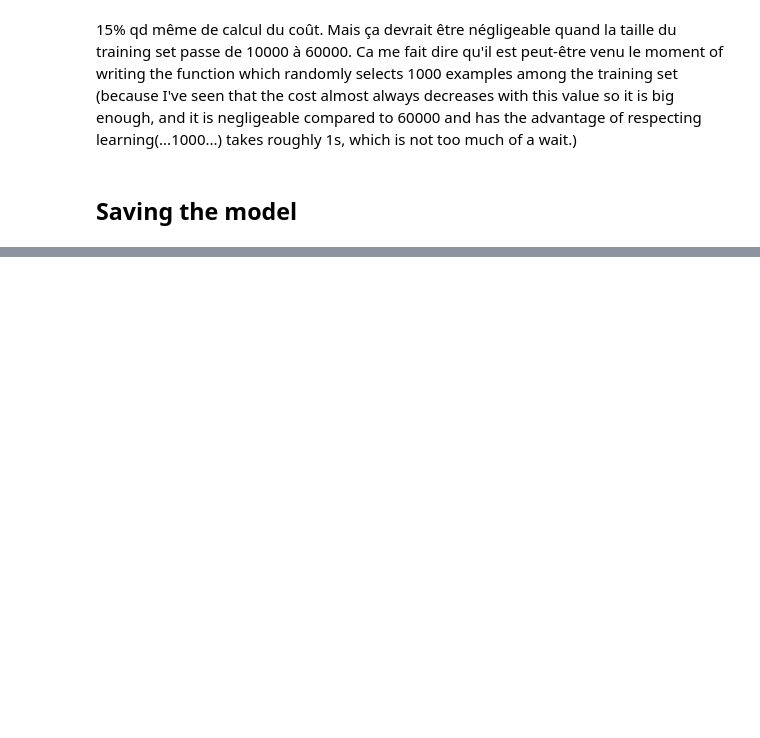
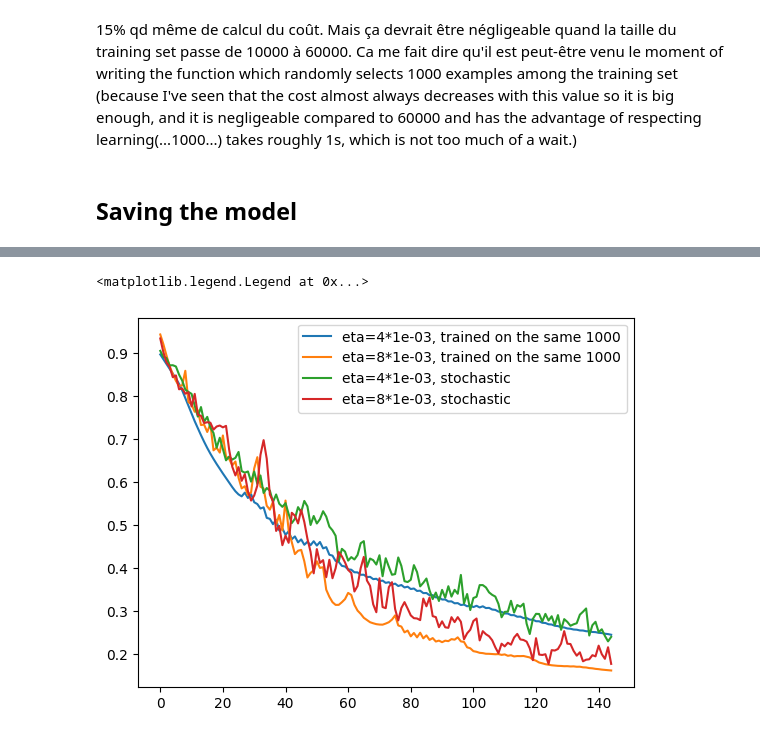
Before and after one commit to lucasabuela/my_first_nn, a Jupyter notebook: playground.ipynb, the cells around one changed output, grey strips where cells are left out. Cells and saved outputs as stored; diff of their text form; code cells hidden in the pictures; blank space fills up the shorter version.

Commit message:
Implemented stochastic gradient descent and produced plots showing its interest

```diff
--- a/playground.ipynb
+++ b/playground.ipynb
@@ -33,2 +32,4 @@ print(multilayer_perceptron.variables[1][0][0][0].dtype)
+# %%
+multilayer_perceptron = src.script.load_object(name="mlp_untrained_test")
 # %% [markdown]
 ## Training
@@ -79,0 +116,20 @@ print(src.script.accuracy(multilayer_perceptron=multilayer_perceptron, test_set=
+# %%
+multilayer_perceptron_stochastic_4 = deepcopy(multilayer_perceptron)
+multilayer_perceptron_stochastic_8 = deepcopy(multilayer_perceptron)
+# %%
+multilayer_perceptron_4 = deepcopy(multilayer_perceptron)
+multilayer_perceptron_8 = deepcopy(multilayer_perceptron)
+# %%
+previous_costs_4_stochastic, previous_accuracies_4_stochastic = learning(multilayer_perceptron=multilayer_perceptron_stochastic_4, training_set=training_set, test_set=test_set, steps_number=150, eta=4*1e-03)
+previous_costs_8_stochastic, previous_accuracies_8_stochastic = learning(multilayer_perceptron=multilayer_perceptron_stochastic_8, training_set=training_set, test_set=test_set, steps_number=150, eta=8*1e-03)
+previous_costs_4, previous_accuracies_4 = learning(multilayer_perceptron=multilayer_perceptron_4, training_set=training_set[0:1000], test_set=test_set, steps_number=150, eta=4*1e-03, stochastic=False)
+previous_costs_8, previous_accuracies_8 = learning(multilayer_perceptron=multilayer_perceptron_8, training_set=training_set[0:1000], test_set=test_set, steps_number=150, eta=8*1e-03, stochastic=False)
+# %%
+plt.plot(previous_costs_4[5:-1], label="eta=4*1e-03, trained on the same 1000")
+plt.plot(previous_costs_8[5:-1], label="eta=8*1e-03, trained on the same 1000")
+plt.plot(previous_costs_4_stochastic[5:-1], label="eta=4*1e-03, stochastic")
+plt.plot(previous_costs_8_stochastic[5:-1], label="eta=8*1e-03, stochastic")
+plt.legend()
+# %% [output]
+<matplotlib.legend.Legend at 0x...>
+[figure, added]
```
Also changed, not shown: parts of 21 cells of this notebook, 9 other files.
